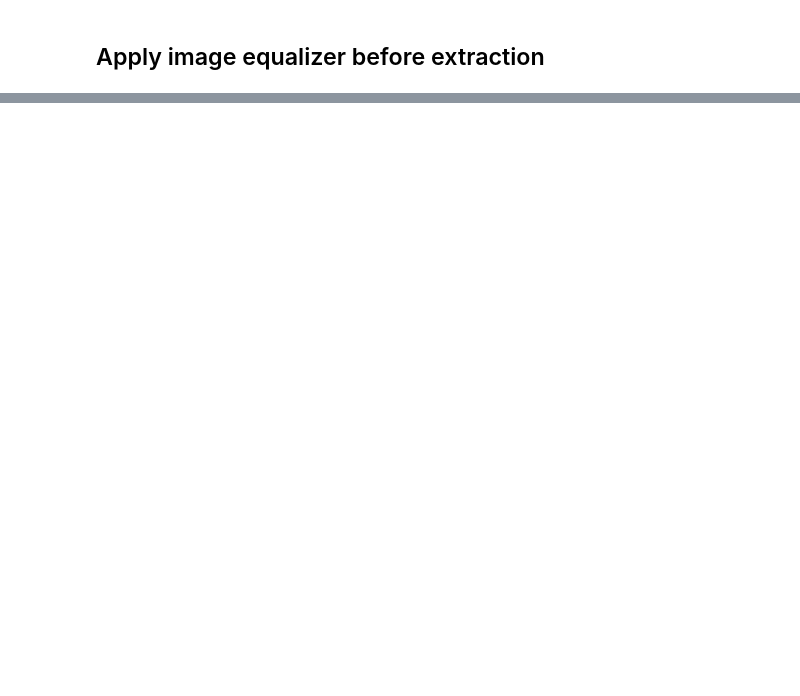
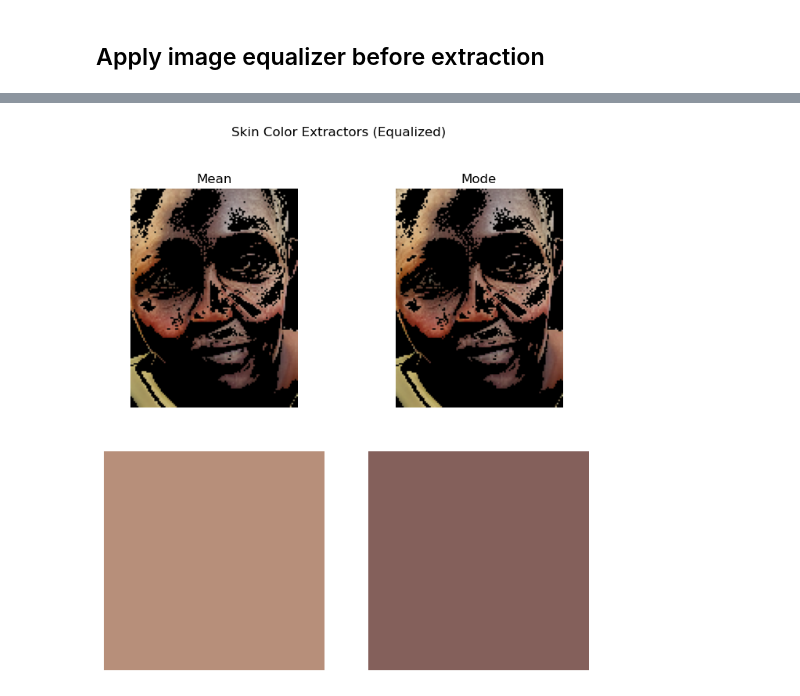
Before and after one commit to TRSS-Research/SAAC, a Jupyter notebook: notebooks/image_analysis/Skin Color Estimation.ipynb, the cells around one changed output, grey strips where cells are left out. Saved outputs shown, nothing was run; the diff lists cells and outputs as text; code cells hidden in the pictures; blank space fills up the shorter version.

```diff
--- a/notebooks/image_analysis/Skin Color Estimation.ipynb
+++ b/notebooks/image_analysis/Skin Color Estimation.ipynb
@@ -68,11 +124,19 @@ cv_imshow(image_cl, ax=ax[1])
 # %%
 face_cl = crop_bbox(image_cl, bbox)
 
-color_cl, mask_cl = extractor.extract(face_cl)
+mean_color, mean_mask = mean_extractor.extract(face_cl)
+mode_color, mode_mask = mode_extractor.extract(face_cl)
 
 fig, ax = plt.subplots(2, 2, figsize=(8, 8))
-cv_imshow(face*mask[:, :, np.newaxis], ax=ax[0, 0])
-cv_imshow(face_cl*mask_cl[:, :, np.newaxis], ax=ax[0, 1])
 
-color_show(color, ax=ax[1, 0])
-color_show(color_cl, ax=ax[1, 1])
+cv_imshow(face*mean_mask[:, :, np.newaxis], ax=ax[0,0])
+color_show(mean_color, ax=ax[1, 0])
+ax[0,0].set_title('Mean')
+
+cv_imshow(face*mode_mask[:, :, np.newaxis], ax=ax[0,1])
+color_show(mode_color, ax=ax[1, 1])
+ax[0,1].set_title('Mode')
+
+fig.suptitle('Skin Color Extractors (Equalized)');
+# %% [output]
+[figure, added]
```
Also changed, not shown: parts of 7 cells of this notebook, 3 other files.
